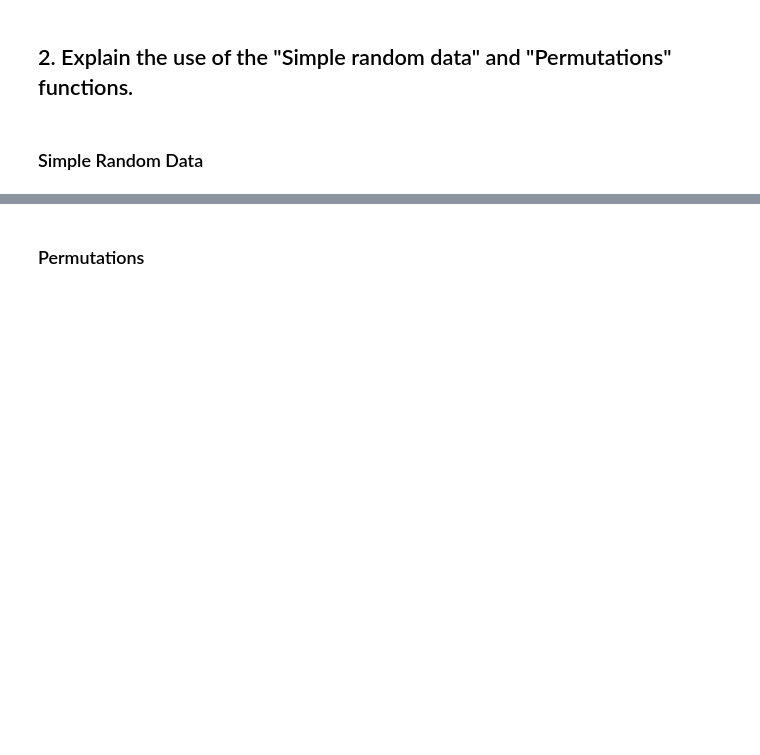
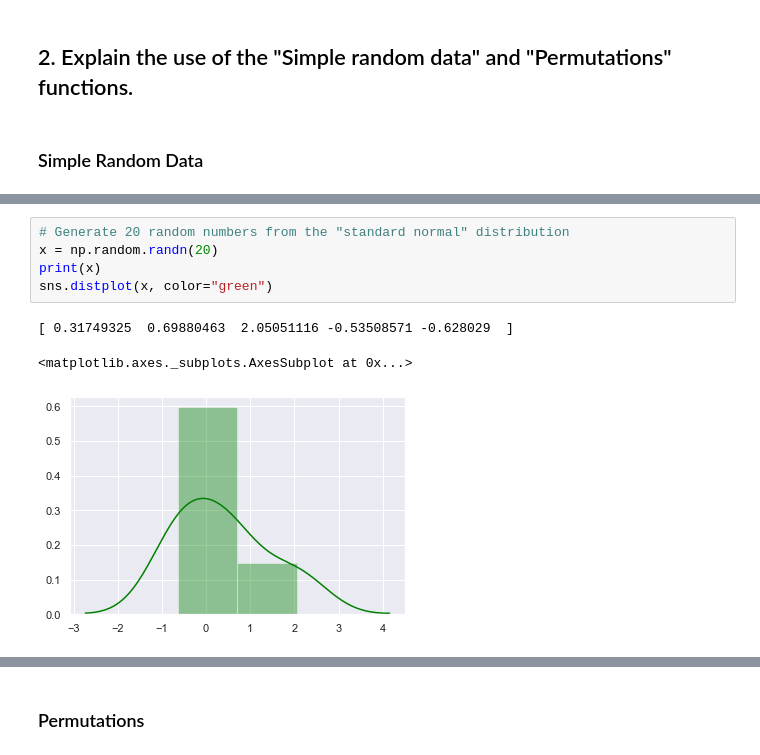
Before and after one commit to Pmcg1/ProgDA_Assignment, a Jupyter notebook: ProgDA_Assessment_1_2019.ipynb, the cells around one changed output, grey strips where cells are left out. Saved outputs shown, nothing was run; the diff lists cells and outputs as text; blank space fills up the shorter version.

```diff
--- a/ProgDA_Assessment_1_2019.ipynb
+++ b/ProgDA_Assessment_1_2019.ipynb
@@ -61,0 +120,9 @@ The "Simple Random Data" function generates pseudo-random numbers in the request
+# %%
+# Generate 20 random numbers from the "standard normal" distribution
+x = np.random.randn(20)
+print(x)
+sns.distplot(x, color="green")
+# %% [output]
+[ 0.31749325  0.69880463  2.05051116 -0.53508571 -0.628029  ]
+<matplotlib.axes._subplots.AxesSubplot at 0x...>
+[figure, added]
```
Also changed, not shown: parts of 30 cells of this notebook.
